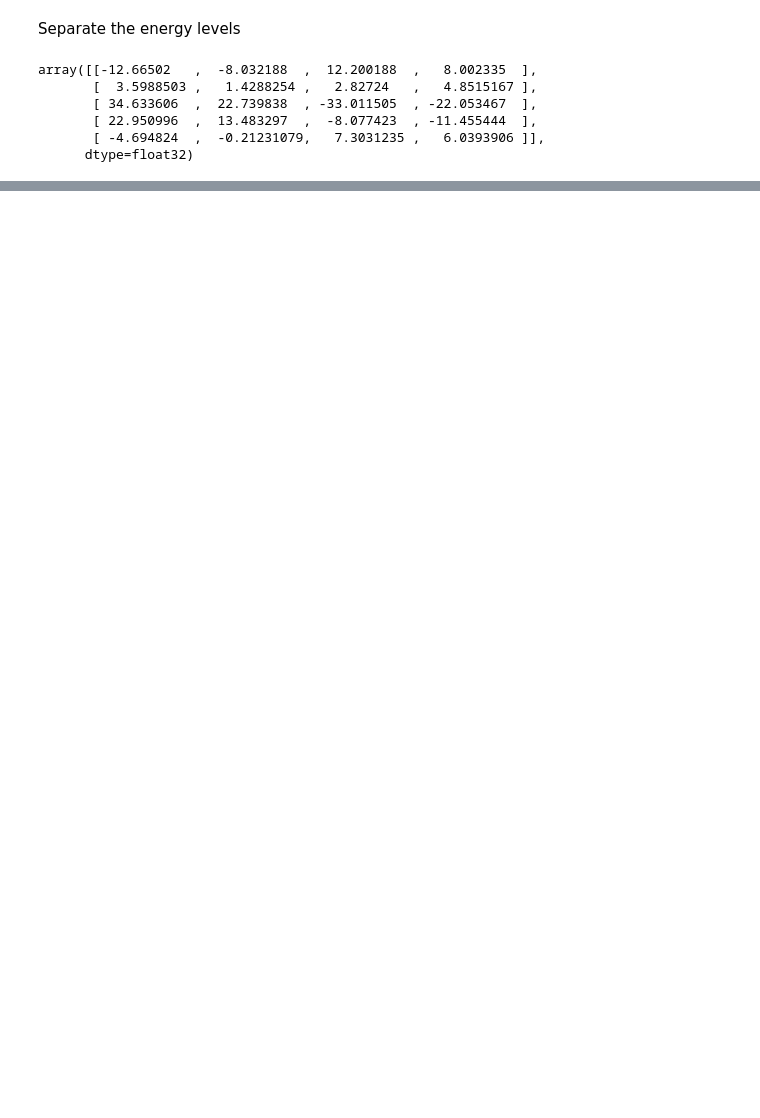
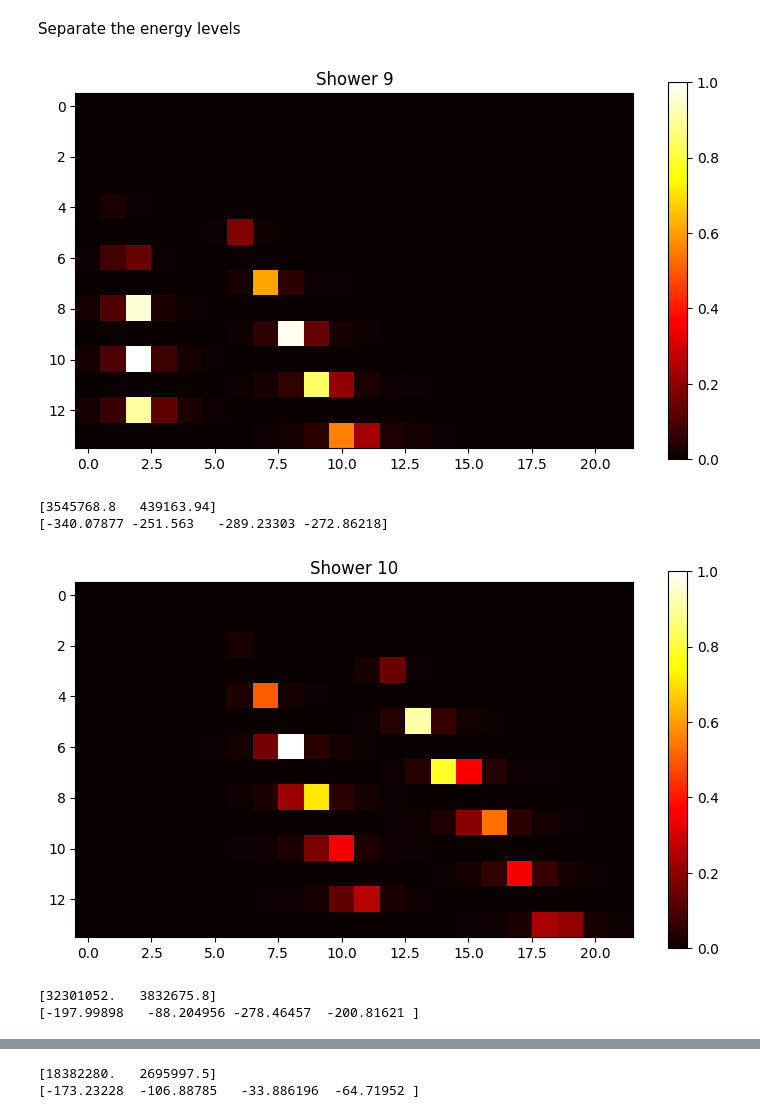
Before and after one commit to adam-eva/dampe-calorimeter, a Jupyter notebook: DataLoading.ipynb, the cells around one changed output, grey strips where cells are left out. Drawn from its saved outputs; the diff is of its cells as text; code cells hidden in the pictures; blank space fills up the shorter version.

```diff
--- a/DataLoading.ipynb
+++ b/DataLoading.ipynb
@@ -249,18 +247,31 @@ def get_data_dict():
     dampe_data = {}
     calorimeter_images, calorimeter_data, data_target, benchmark_data = get_input_data()
 
-    dampe_data['images'] = calorimeter_images
-    dampe_data['calorimeter_data'] = calorimeter_data
-    dampe_data['data_target'] = data_target
-    dampe_data['benchmark_data'] = benchmark_data
+    dampe_data['images'] = calorimeter_images / 255. # Sower images
+    dampe_data['calorimeter_data'] = calorimeter_data # [Total energy, max pixel energy]
+    dampe_data['data_target'] = data_target # [x_bot, x_top, y_bot, y_top] Real values (from the simulation)
+    dampe_data['benchmark_data'] = benchmark_data # [x_bot, x_top, y_bot, y_top] Standart fitting reconstruction
 
     return dampe_data
 # %%
-xy_prediction[:5,:] - xy_val[:5,:]
+dampe_dic = get_data_dict()
-# %% [output]
-array([[-12.66502   ,  -8.032188  ,  12.200188  ,   8.002335  ],
-       [  3.5988503 ,   1.4288254 ,   2.82724   ,   4.8515167 ],
-       [ 34.633606  ,  22.739838  , -33.011505  , -22.053467  ],
-       [ 22.950996  ,  13.483297  ,  -8.077423  , -11.455444  ],
-       [ -4.694824  ,  -0.21231079,   7.3031235 ,   6.0393906 ]],
-      dtype=float32)
+# %%
+mm = 9
+plot_image(dampe_dic['images'][mm], image_name = 'Shower {}'.format(mm))
+print(dampe_dic['calorimeter_data'][mm])
+print(dampe_dic['data_target'][mm])
+mm = 10
+plot_image(dampe_dic['images'][mm], image_name = 'Shower {}'.format(mm))
+print(dampe_dic['calorimeter_data'][mm])
+print(dampe_dic['data_target'][mm])
+mm = 11
+plot_image(dampe_dic['images'][mm], image_name = 'Shower {}'.format(mm))
+print(dampe_dic['calorimeter_data'][mm])
+print(dampe_dic['data_target'][mm])
+# %% [output]
+[figure, added]
+[3545768.8   439163.94]
+[-340.07877 -251.563   -289.23303 -272.86218]
+[figure, added]
+[32301052.   3832675.8]
+[-197.99898   -88.204956 -278.46457  -200.81621 ]
@@ -266,0 +279,2 @@ array([[-12.66502   ,  -8.032188  ,  12.200188  ,   8.002335  ],
+[18382280.   2695997.5]
+[-173.23228  -106.88785   -33.886196  -64.71952 ]
```
Also changed, not shown: parts of 12 cells of this notebook, 5 other files.
